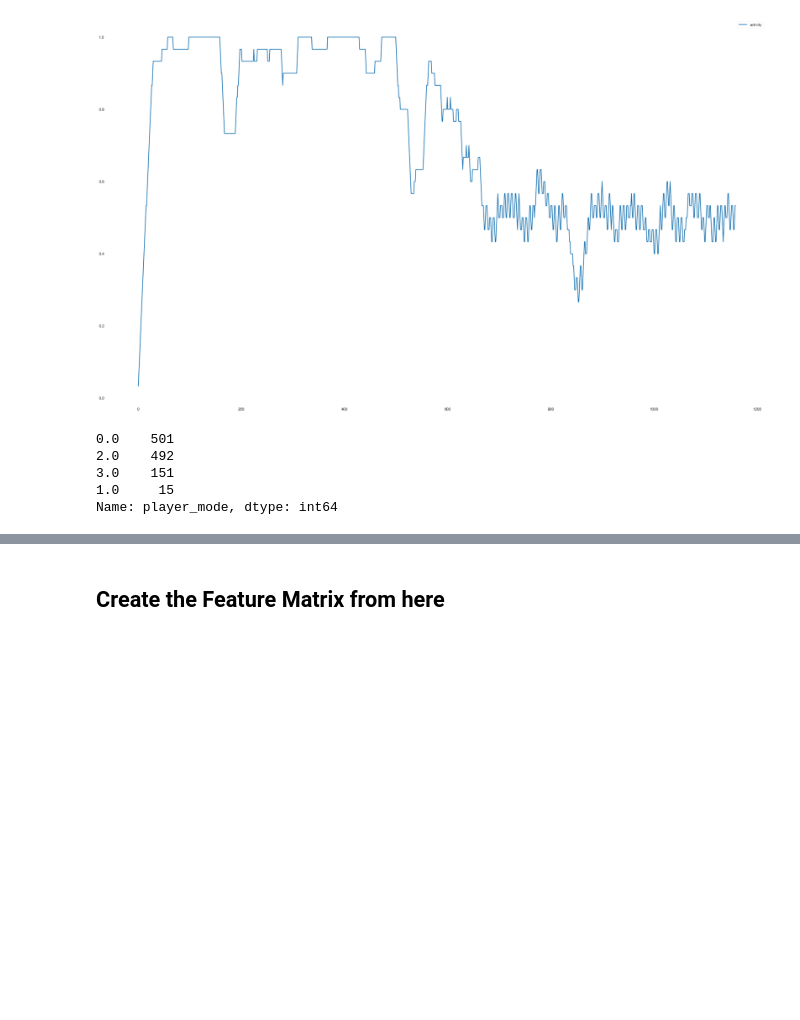
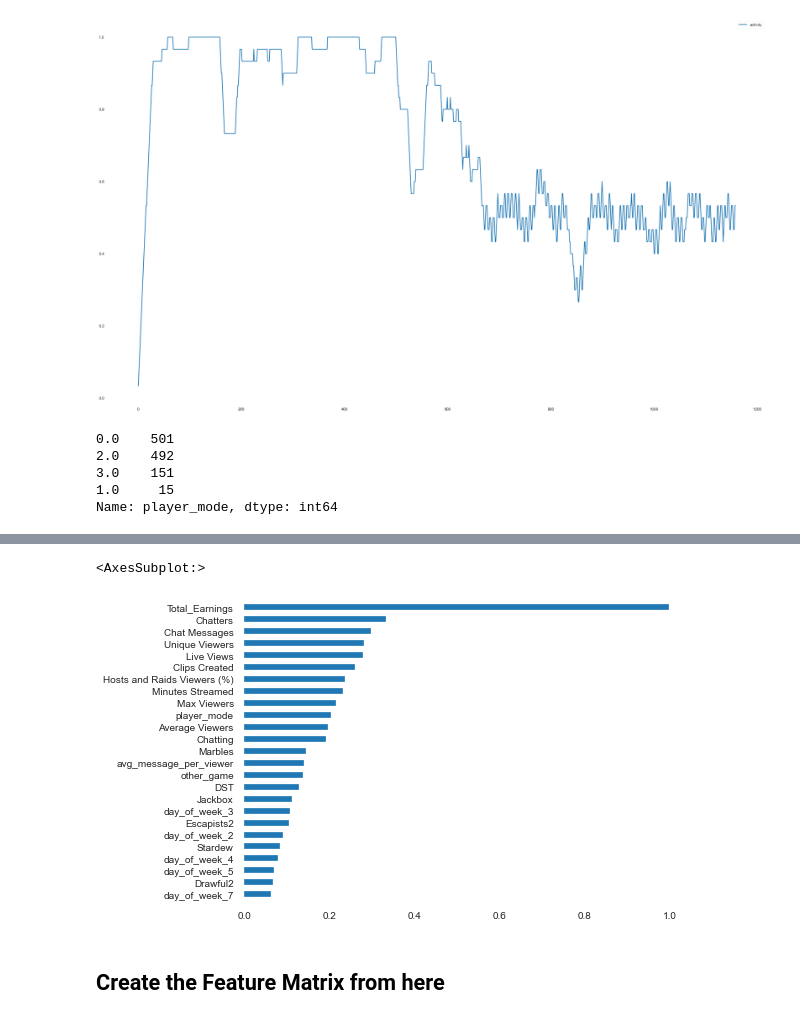
Before and after one commit to ilEnzio/StarKells_Twitch_data, a Jupyter notebook: ERLE_GRANGERII_DS18_UNIT02_Starkells_Exploring_Cleaning02.ipynb, the cells around one changed output, grey strips where cells are left out. Drawn from its saved outputs; the diff is of its cells as text; code cells hidden in the pictures; blank space fills up the shorter version.

```diff
--- a/ERLE_GRANGERII_DS18_UNIT02_Starkells_Exploring_Cleaning02.ipynb
+++ b/ERLE_GRANGERII_DS18_UNIT02_Starkells_Exploring_Cleaning02.ipynb
@@ -591,0 +696,16 @@ temp_df = twitch_df.copy()
+# %%
+corr_list = ['stream_date_id', 'player_mode', 'DST', 'ONI', 'Chatting',
+       'Stardew', 'DD', 'Drawful2', 'Cuphead', 'Terraria', 'Escapists2',
+       'Choice_Chamber', 'Jackbox', 'Hollow_Knight', 'Subnautica',
+       'Use_Your_Words', 'Moonlighter', 'Graveyard_Keeper', 'Marbles', '7D2D',
+       'Dream_Daddy', 'ARK', 'other_game', 'Average Viewers', 'Chat Messages',
+       'Chatters', 'Clip Views', 'Clips Created', 'Follows',
+       'Hosts and Raids Viewers (%)', 'Live Views', 'Max Viewers',
+        'Minutes Streamed', 'Unique Viewers',
+       'day_of_week_1', 'day_of_week_2', 'day_of_week_3', 'day_of_week_4',
+       'day_of_week_5', 'day_of_week_6', 'day_of_week_7', 'streak', 'activity',
+       'avg_message_per_viewer', 'user_chatting_percent', 'Total_Earnings',
+       'total_earn_cat']
+# %%
+twitch_subset01_df = twitch_df[corr_list]
+twitch_subset01_df.shape
@@ -591,0 +714,4 @@ temp_df = twitch_df.copy()
+# %%
+
+# correlation matrix stuff - to see linear correlations
+corr_matrix = twitch_subset01_df.corr()
@@ -592,3 +738,8 @@ temp_df = twitch_df.copy()
+# %%
+corr_matrix["Total_Earnings"].abs().sort_values().tail(25).plot.barh()
+# %% [output]
+<AxesSubplot:>
+[figure, added]
 # %%
 # twitch_df["Extensions Revenue"]= twitch_df["Extensions Revenue"].astype(str).astype(float)
 # %%
```
Also changed, not shown: parts of 98 cells of this notebook.
